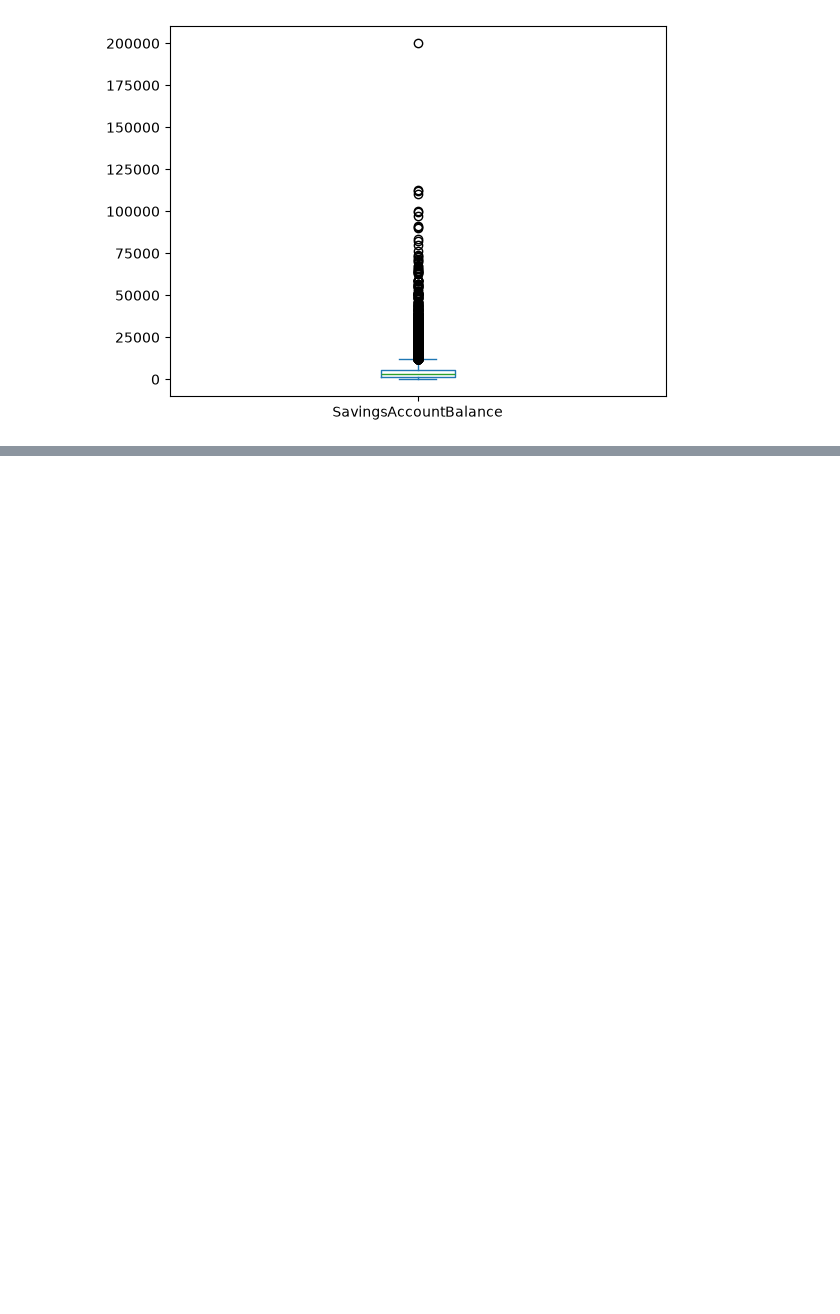
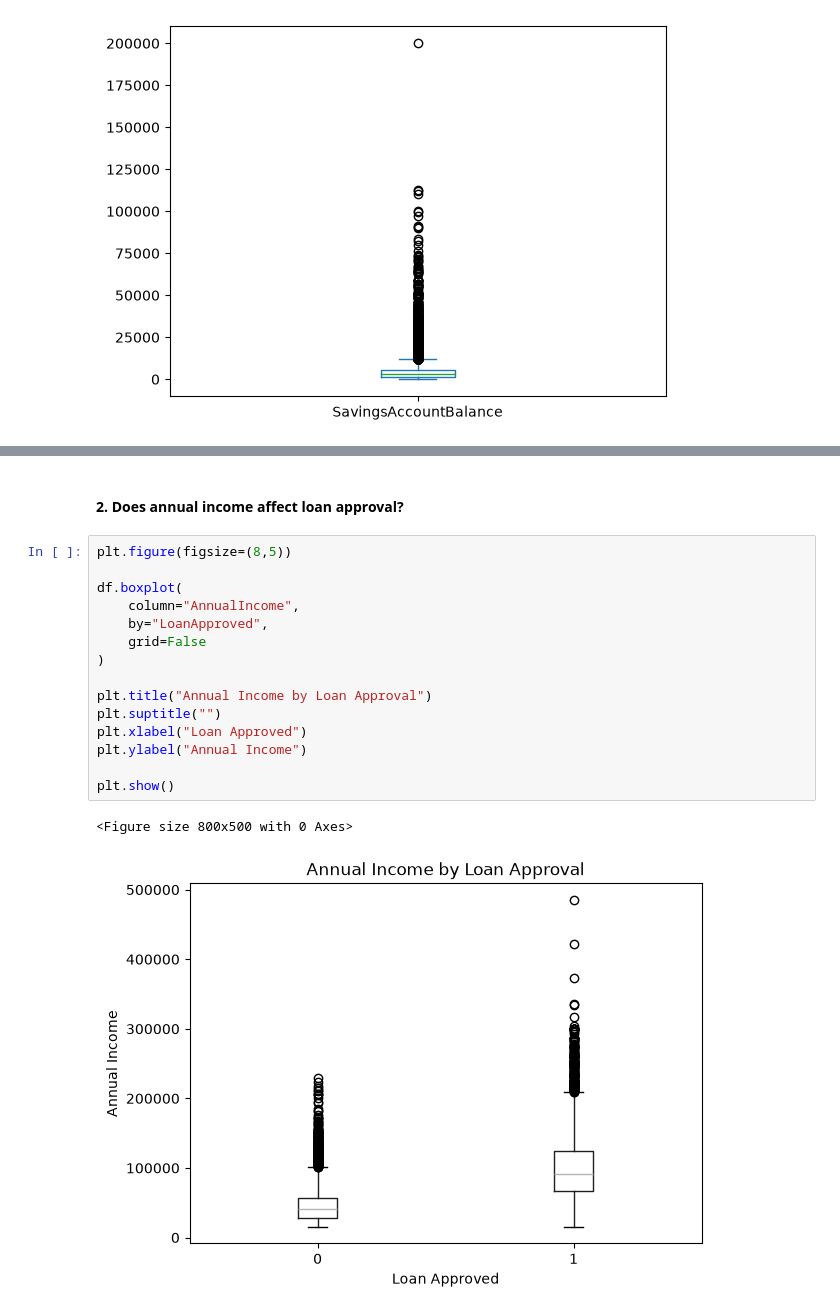
Before and after one commit to franciswairagu/financial-loan-risk, a Jupyter notebook: financial_loan_risk.ipynb, the cells around one changed output, grey strips where cells are left out. Saved outputs shown, nothing was run; the diff lists cells and outputs as text; blank space fills up the shorter version.

```diff
--- a/financial_loan_risk.ipynb
+++ b/financial_loan_risk.ipynb
@@ -342,0 +381,20 @@ None
+# %% [markdown]
+#### 2. Does annual income affect loan approval?
+# %%
+plt.figure(figsize=(8,5))
+
+df.boxplot(
+    column="AnnualIncome",
+    by="LoanApproved",
+    grid=False
+)
+
+plt.title("Annual Income by Loan Approval")
+plt.suptitle("")
+plt.xlabel("Loan Approved")
+plt.ylabel("Annual Income")
+
+plt.show()
+# %% [output]
+<Figure size 800x500 with 0 Axes>
+[figure, added]
```
Also changed, not shown: parts of 61 cells of this notebook.
